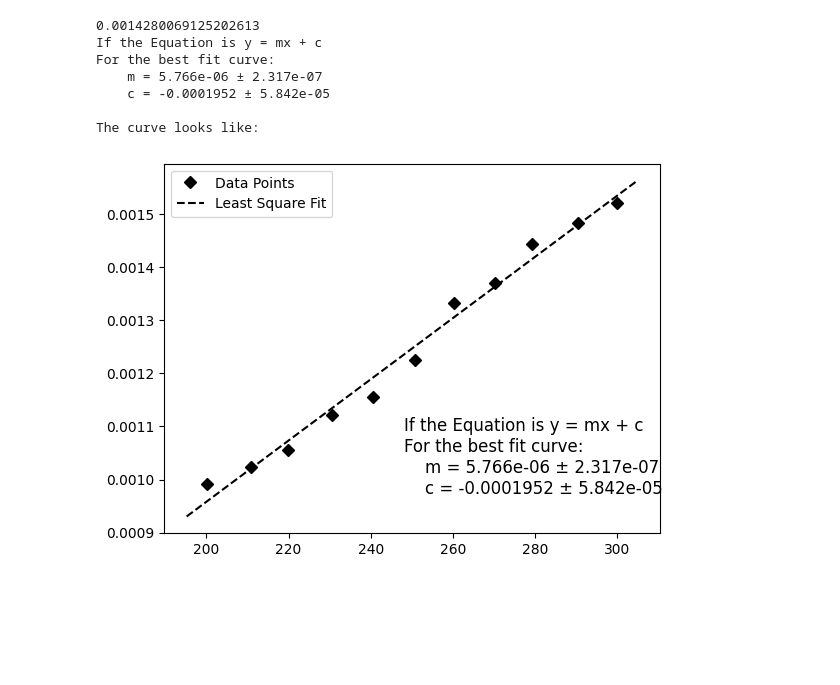
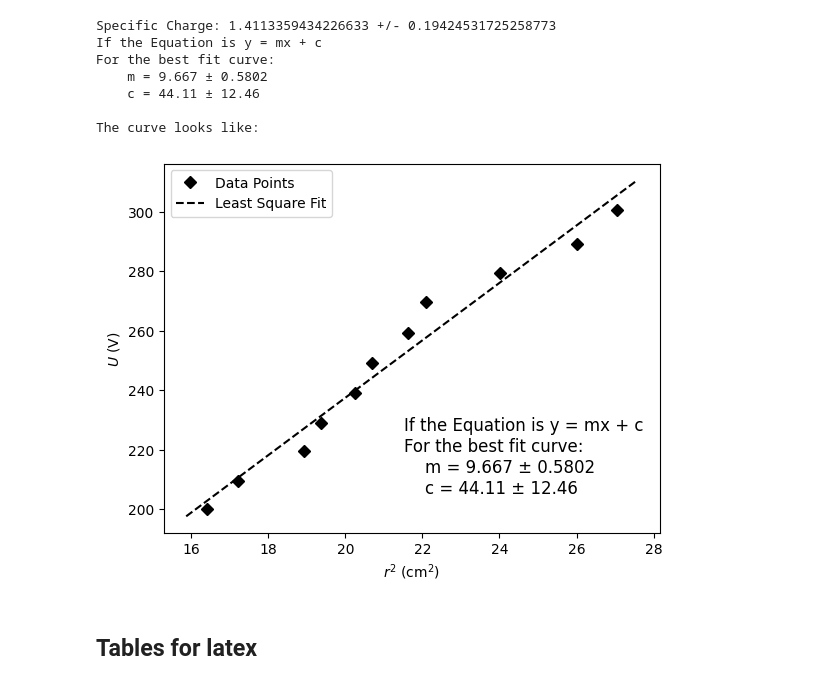
Before and after one commit to gayatri-p/lab-reports, a Jupyter notebook: general physics/5. specific charge of electron/analysis.ipynb, the cells around one changed output. Cells and saved outputs as stored; diff of their text form; code cells hidden in the pictures; blank space fills up the shorter version.

```diff
--- a/general physics/5. specific charge of electron/analysis.ipynb
+++ b/general physics/5. specific charge of electron/analysis.ipynb
@@ -6,14 +6,14 @@ from tabulate import tabulate
 # %%
 def straight_line(x, m, c): return m*x + c
 # %%
-def plotting_function(xs, ys, popt, pcov, xlabel='', ylabel='', plot_shape='kD', round_to=4):
+def plotting_function(xs, ys, popt, pcov, xlabel='', ylabel='', plot_shape='kD', round_to=4, tex_pos=(0.5, 0.15)):
     text = "If the Equation is y = mx + c\nFor the best fit curve:\n"
     text += f"    m = {format(popt[0], '.4g')} ± {format(pcov[0][0]**0.5, '.4g')}\n"
     text += f"    c = {format(popt[1], '.4g')} ± {format(pcov[1][1]**0.5, '.4g')}\n"
     print(text)
     print("The curve looks like:")
     span = max(xs) - min(xs)
-    a = 0.05 # amount of free space to be shown before the least point and after the maximum
+    a = 0.05
     factor = span*a
 
     xFit = np.arange(min(xs)-factor, max(xs)+factor, 1e-3)
@@ -25,6 +25,7 @@ def plotting_function(xs, ys, popt, pcov, xlabel='', ylabel='', plot_shape='kD',
     plt.ylabel(ylabel)
     plt.xlabel(xlabel)
 
-    plt.text(0.5, 0.15, text, fontsize=12, transform=plt.gcf().transFigure)
+    plt.text(tex_pos[0], tex_pos[1], text, fontsize=12, transform=plt.gcf().transFigure)
 # %%
-k = np.power(4/5, 3/2)*1.2566*10e-6*130*(1/0.15)
+k = (8*1.2566*10**(-6)*130)/(np.sqrt(125)*0.15)
+k
@@ -85,18 +113,23 @@ The curve looks like:
 # %%
 i4 = 1.502
 u4 = np.array([300.6, 289.2, 279.3, 269.6, 259.2, 249, 238.9, 229.1, 219.5, 209.5, 199.9])
-d4 = np.array([10.4, 10.2, 9.8, 9.4, 9.3, 9.1, 9, 8.8, 8.7, 8.3, 8.1])*0.01
-rsq3 = np.power(d3/2, 2)
-curve3 = curve_fit(straight_line, u3, rsq3)
-sp_charge3 = (2)/(np.power(k,2)*np.power(i3,2)*curve3[0][0])
-print(sp_charge3/10e11)
-plotting_function(u3, rsq3, curve3[0], curve3[1])
+d4 = np.array([10.4, 10.2, 9.8, 9.4, 9.3, 9.1, 9, 8.8, 8.7, 8.3, 8.1])
+rsq4 = np.power(d4/2, 2)
+curve4 = curve_fit(straight_line, rsq4, u4)
+
+sp_charge4 = (curve4[0][0]*2*10000)/((k*i4)**2)
+delta4 = sp_charge4*np.sqrt((0.2/i4)**2 + (curve4[1][0][0]/curve4[0][0])**2)
+print('Specific Charge:', sp_charge4/10**11, '+/-', delta4/10**11)
+
+plotting_function(rsq4, u4, curve4[0], curve4[1], '$r^2$ (cm$^{2}$)', '$U$ (V)')
 # %% [output]
-0.0014280069125202613
+Specific Charge: 1.4113359434226633 +/- 0.19424531725258773
 If the Equation is y = mx + c
 For the best fit curve:
-    m = 5.766e-06 ± 2.317e-07
-    c = -0.0001952 ± 5.842e-05
+    m = 9.667 ± 0.5802
+    c = 44.11 ± 12.46
 
 The curve looks like:
-[figure, old version]
+[figure, new version]
+# %% [markdown]
+## Tables for latex
```
Also changed, not shown: parts of 14 cells of this notebook, 23 other files.
